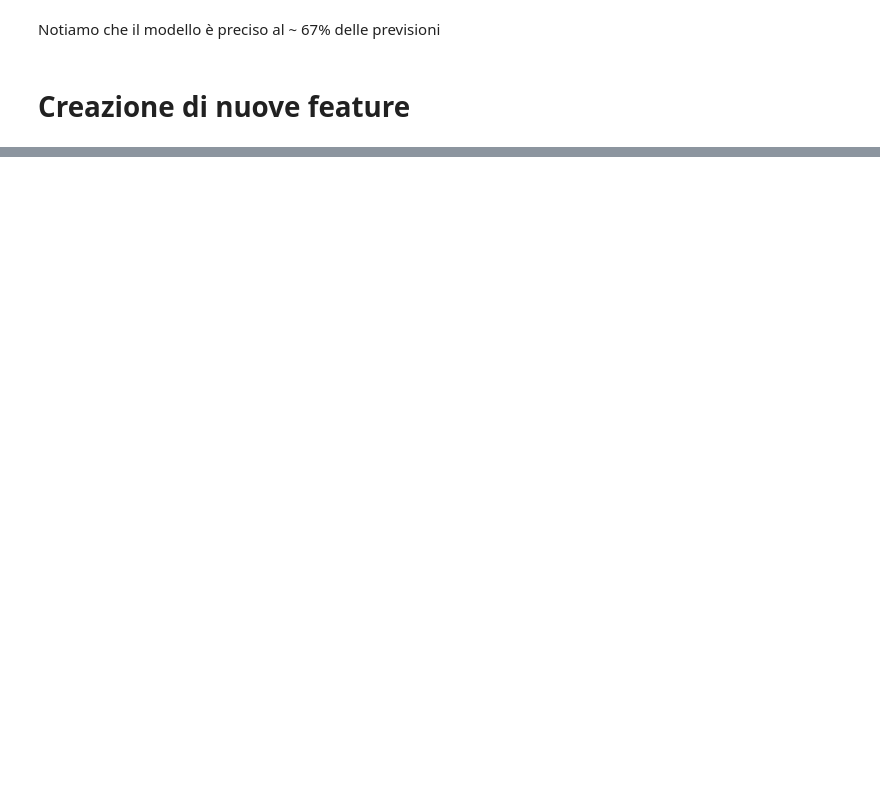
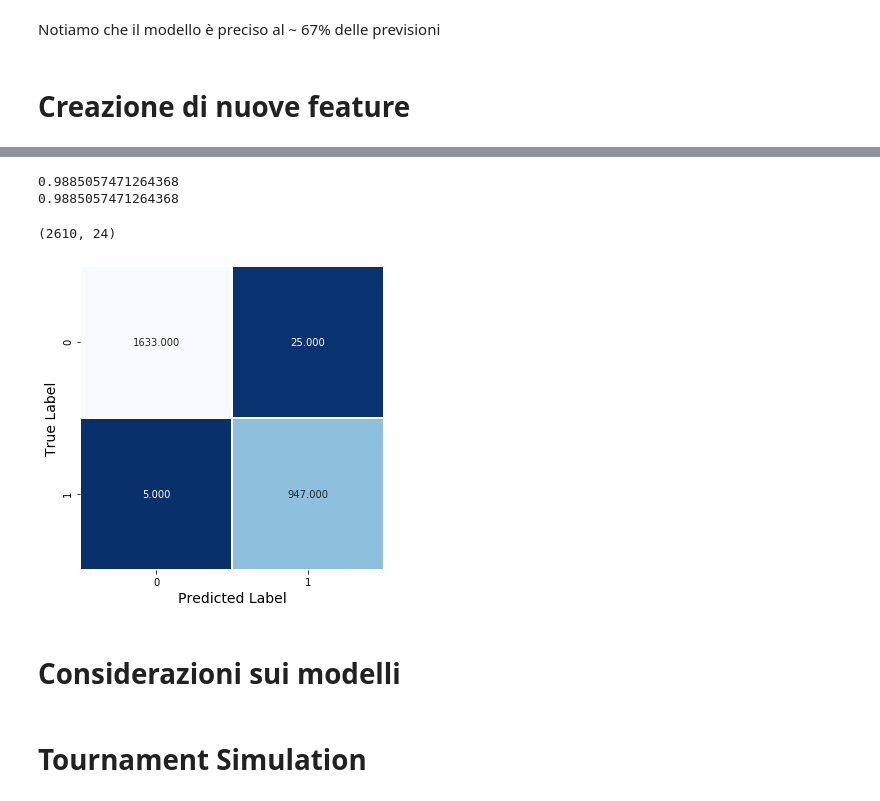
Before and after one commit to Scod3lla/tennisMatchPrediction, a Jupyter notebook: Project.ipynb, the cells around one changed output, grey strips where cells are left out. Drawn from its saved outputs; the diff is of its cells as text; code cells hidden in the pictures; blank space fills up the shorter version.

```diff
--- a/Project.ipynb
+++ b/Project.ipynb
@@ -276,0 +306,13 @@ df2
+# %%
+df2019 = loadDataset("2019")
+df2019 = addFieldWR(df2019,9)
+df2019.drop(["Date", 'P1_S1', 'P2_S1', 'P1_S2', 'P2_S2', 'P1_S3', 'P2_S3', 'P1_S4', 'P2_S4', 'P1_S5', 'P2_S5',
+       'P1_sets', 'P2_sets', 'P1_B365', 'P2_B365', 'P1_PS', 'P2_PS', 'P1_Max', 'P2_Max', 'P1_Avg', 'P2_Avg'], axis = 1, inplace = True)
+
+print("Loaded 2019")
+
+# 2019 ready for go
+addPrevWin(df2019)
+randomSwap(df2019,1700)
+
+print("Ready 2019")
@@ -276,0 +332,3 @@ df2
+# %%
+# Allenamento albero di classificazione
+dt = trainDecisionTree(df2018)
@@ -276,0 +344,34 @@ df2
+# %%
+df2019bis = df2019
+addRateo(df2018,df2019bis)
+# %%
+X = df2019bis.drop(["Player1","Player2","target"], axis = 1)
+y= df2019bis["target"]
+
+y_predict = dt.predict(X)
+
+# due modi per printare l'accuracy
+print(accuracy_score(y_true = y, y_pred = y_predict))
+print(dt.score(X,y))
+# %% [output]
+0.9885057471264368
+0.9885057471264368
+# %%
+conf_stat = confusion_matrix(y_true=y, y_pred=y_predict)
+
+fig, ax = plt.subplots(figsize=(5,5), tight_layout=True)
+sns.heatmap(conf_stat, annot=True, fmt=".3f",
+            linewidths=.5, square = True,
+            cmap = 'Blues_r',cbar=False,
+            xticklabels=dt.classes_,
+            yticklabels=dt.classes_);
+ax.set_ylabel('True Label', fontsize=14);
+ax.set_xlabel('Predicted Label', fontsize=14);
+print(X.shape)
+# %% [output]
+(2610, 24)
+[figure, added]
+# %% [markdown]
+# Considerazioni sui modelli
+# %% [markdown]
+# Tournament Simulation
```
Also changed, not shown: parts of 41 cells of this notebook, 2 other files.
